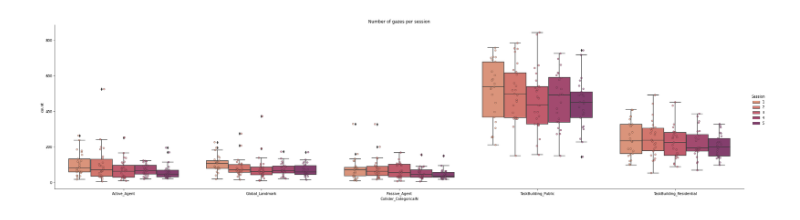
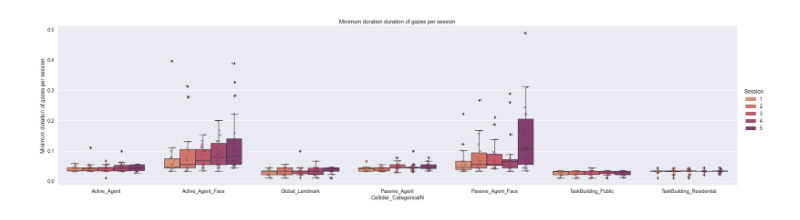
Before and after one commit to tracysanchez/DataAnalysis, a Jupyter notebook: Colliderhits/06_Dwelling_Time.ipynb, the cells around one changed output. Saved outputs shown, nothing was run; the diff lists cells and outputs as text; code cells hidden in the pictures.

```diff
--- a/Colliderhits/06_Dwelling_Time.ipynb
+++ b/Colliderhits/06_Dwelling_Time.ipynb
@@ -151,5 +138,5 @@ Name: Continuous_Time, dtype: float64
 data_frame_gaze["Median_Standard_Duration"] = np.nanmedian(abs(data_frame_gaze.length - np.nanmedian(data_frame_gaze.length))) * 1.4826
 data_frame_gaze["gaze_mad_z"] = abs(data_frame_gaze.length.tolist() - np.nanmedian(data_frame_gaze.length)) / data_frame_gaze.Median_Standard_Duration.tolist()
 data_frame_gaze["Outlier_Gaze_Length"] = np.where(data_frame_gaze["gaze_mad_z"] > 3.5, "Out", "Stays")
-data_frame_gaze_no_out = data_frame_gaze[data_frame_gaze.Outlier_Gaze_Length != "OUT"]
+data_frame_gaze_no_out = data_frame_gaze[data_frame_gaze.Outlier_Gaze_Length != "Out"]
 data_frame_gaze_no_out.to_csv("/Volumes/SSD/00_Data_Processing/Pre_processed/Complete_Data_AngularV_NO_Outliers.cvs")
@@ -522,0 +413,10 @@ summary_stats_fix_length
+# %%
+import seaborn as sns
+import matplotlib.pyplot as plt
+sns.set_palette("flare")
+sns.catplot(x="Hit_Object_Category", y="median", hue="Session", data=summary_name_stats_fix_length_BIG[(summary_name_stats_fix_length_BIG.Hit_Object_Category == "Agent")], \
+            height=5, aspect=3, kind='box').set(title="Median length of gazes per session")
+ax = sns.stripplot(x="Hit_Object_Category", y="median", hue="Session", data=summary_name_stats_fix_length_BIG[summary_name_stats_fix_length_BIG.Hit_Object_Category == "Agent"], \
+                   alpha=0.5, dodge=True,linewidth=1,edgecolor='gray')
+ax.get_legend().remove()
+plt.savefig('/Users/tracysanchezpacheco/Desktop/counts.png',  bbox_inches='tight')
@@ -547,0 +475,10 @@ plt.savefig('/Users/tracysanchezpacheco/Desktop/count_Faces.png')
+# %%
+import seaborn as sns
+import matplotlib.pyplot as plt
+sns.set_palette("flare")
+sns.catplot(x="Collider_CategoricalN", y="median", hue="Session", data=summary_stats_fix_length[(summary_stats_fix_length.Collider_CategoricalN == "Active_Agent")|(summary_stats_fix_length.Collider_CategoricalN == "Active_Agent_Face")|(summary_stats_fix_length.Collider_CategoricalN == "Passive_Agent")|(summary_stats_fix_length.Collider_CategoricalN == "Passive_Agent_Face")], \
+            height=6, aspect=3, kind='box').set(title="Median gaze duration per session")
+ax = sns.stripplot(x="Collider_CategoricalN", y="median",  hue="Session", data=summary_stats_fix_length[(summary_stats_fix_length.Collider_CategoricalN == "Active_Agent")|(summary_stats_fix_length.Collider_CategoricalN == "Active_Agent_Face")|(summary_stats_fix_length.Collider_CategoricalN == "Passive_Agent")|(summary_stats_fix_length.Collider_CategoricalN == "Passive_Agent_Face")], \
+                   alpha=0.5, dodge=True,linewidth=1,edgecolor='gray')
+ax.get_legend().remove()
+plt.savefig('/Users/tracysanchezpacheco/Desktop/Median_Duration_Faces.png',  bbox_inches='tight')
@@ -571,0 +513,11 @@ plt.savefig('/Users/tracysanchezpacheco/Desktop/MedianDurationFaces.png')
+# %%
+import seaborn as sns
+import matplotlib.pyplot as plt
+sns.set_palette("flare")
+sns.catplot(x="Collider_CategoricalN", y="std", hue="Session", data=summary_stats_fix_length[(summary_stats_fix_length.Collider_CategoricalN != "Background")&(summary_stats_fix_length.Collider_CategoricalN != "Building")], \
+            height=5, aspect=4, kind='box').set(title="Standard Deviation of gaze duration per session")
+ax = sns.stripplot(x="Collider_CategoricalN", y="std",  hue="Session", data=summary_stats_fix_length[(summary_stats_fix_length.Collider_CategoricalN != "Background")&(summary_stats_fix_length.Collider_CategoricalN != "Building")], \
+                   alpha=0.5, dodge=True,linewidth=1,edgecolor='gray')
+ax.get_legend().remove()
+ax.set_ylabel("Standard Deviation of gaze duration")
+plt.savefig('/Users/tracysanchezpacheco/Desktop/MedianDurationFaces.png', bbox_inches='tight')
@@ -572,16 +526,17 @@ plt.savefig('/Users/tracysanchezpacheco/Desktop/MedianDurationFaces.png')
 # %%
 import seaborn as sns
 import matplotlib.pyplot as plt
 sns.set_palette("flare")
-sns.catplot(x="Collider_CategoricalN", y="count", hue="Session", data=summary_stats_fix_length[(summary_stats_fix_length.Collider_CategoricalN != "Background")&(summary_stats_fix_length.Collider_CategoricalN != "Building")], \
-            height=7, aspect=4, kind='box').set(title="Number of gazes per session")
-ax = sns.stripplot(x="Collider_CategoricalN", y="count",  hue="Session", data=summary_stats_fix_length[(summary_stats_fix_length.Collider_CategoricalN != "Background")&(summary_stats_fix_length.Collider_CategoricalN != "Building")], \
+sns.catplot(x="Collider_CategoricalN", y="min", hue="Session", data=summary_stats_fix_length[(summary_stats_fix_length.Collider_CategoricalN != "Background")&(summary_stats_fix_length.Collider_CategoricalN != "Building")], \
+            height=7, aspect=4, kind='box').set(title="Minimum duration duration of gazes per session")
+ax = sns.stripplot(x="Collider_CategoricalN", y="min",  hue="Session", data=summary_stats_fix_length[(summary_stats_fix_length.Collider_CategoricalN != "Background")&(summary_stats_fix_length.Collider_CategoricalN != "Building")], \
                    alpha=0.5, dodge=True,linewidth=1,edgecolor='gray')
 #plt.ylim(top=1)
 ax.get_legend().remove()
-plt.savefig('/Users/tracysanchezpacheco/Desktop/count.png')
+ax.set_ylabel("Minimum duration of gazes per session")
+plt.savefig('/Users/tracysanchezpacheco/Desktop/count.png', bbox_inches='tight')
 # %% [output]
-[figure, old version]
+[figure, new version]
 # %%
 HumanA = pd.read_csv("/Users/tracysanchezpacheco/Documents/Resources/humanA_Behavioural.csv")
 # %%
```
Also changed, not shown: parts of 68 cells of this notebook, 12 other files.
